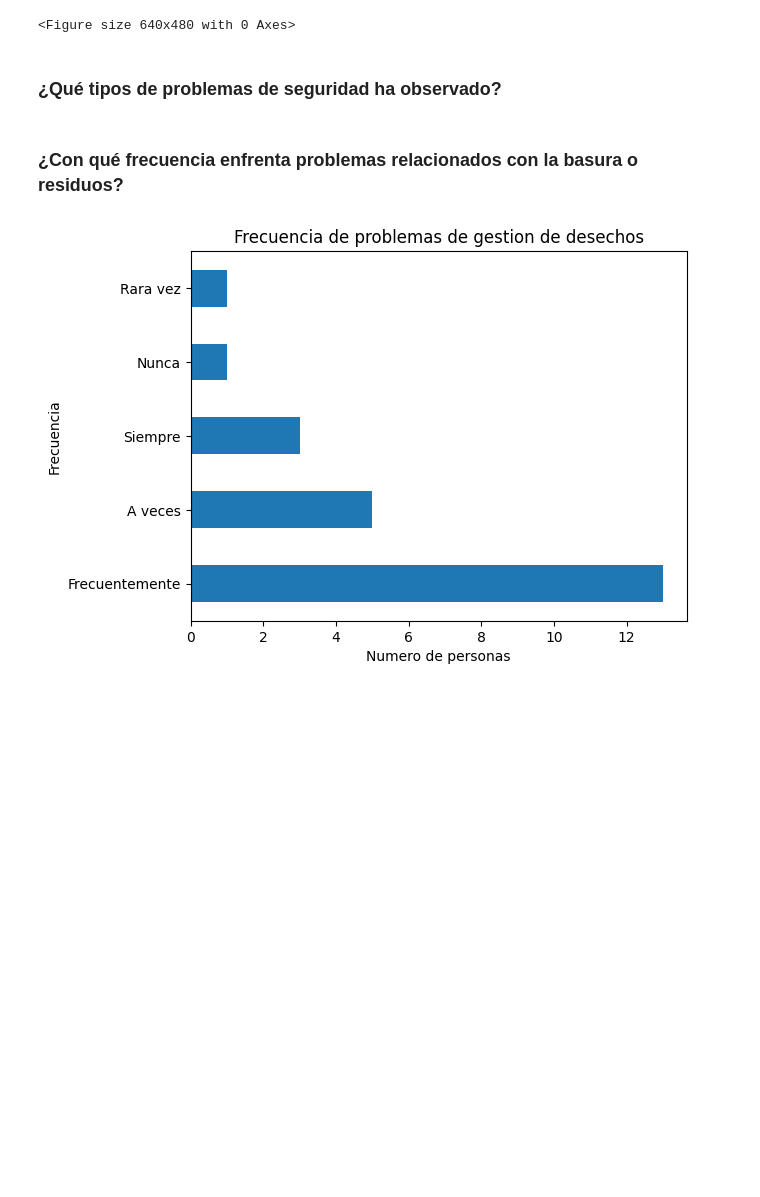
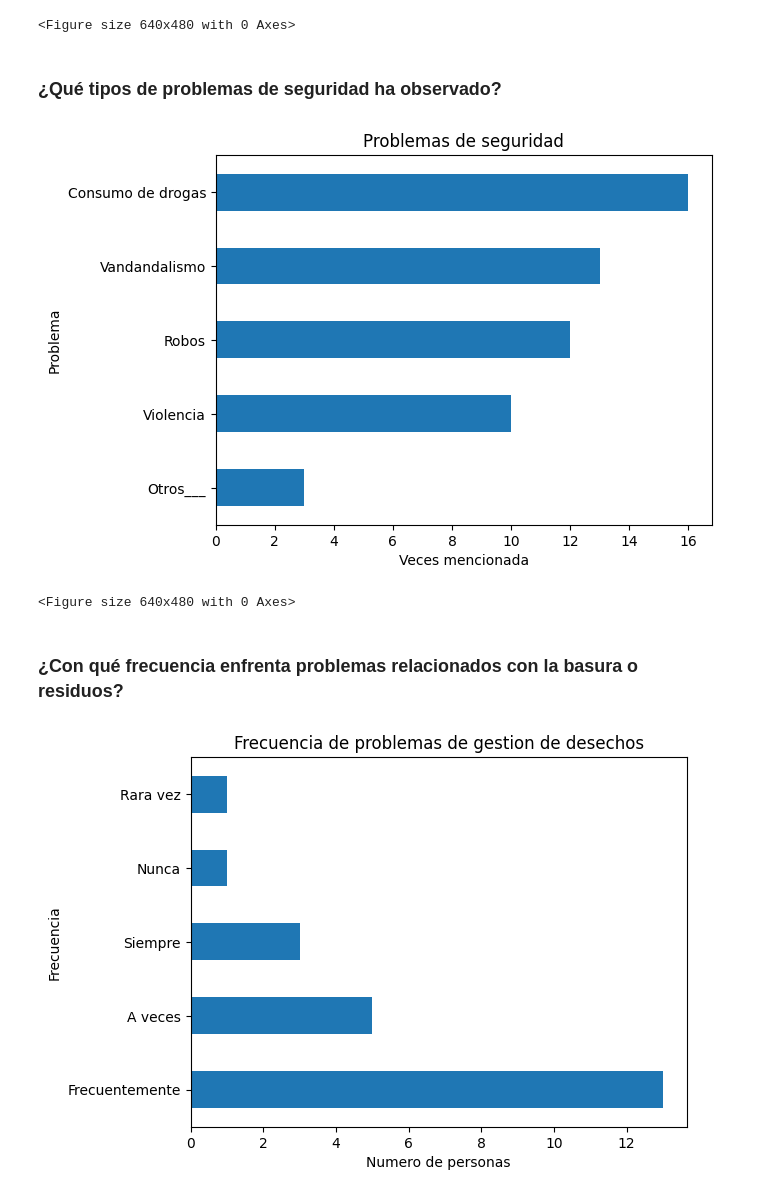
Before and after one commit to Mortadelo24/survey-integrador-one, a Jupyter notebook: notebook.ipynb, the cells around one changed output. Cells and saved outputs as stored; diff of their text form; code cells hidden in the pictures; blank space fills up the shorter version.

```diff
--- a/notebook.ipynb
+++ b/notebook.ipynb
@@ -339,6 +349,16 @@ create_plot("frecuencia_problemas_seguridad")
 <Figure size 640x480 with 0 Axes>
 # %% [markdown]
 ### ¿Qué tipos de problemas de seguridad ha observado?
+# %%
+security_problems_plot = results["security_problems"].explode().value_counts().sort_values().plot(kind="barh")
+security_problems_plot.set_title("Problemas de seguridad")
+security_problems_plot.set_yticklabels(labels=[security_problems_labels[int(i.get_text())] for i in security_problems_plot.get_yticklabels()])
+security_problems_plot.set_xlabel("Veces mencionada")
+security_problems_plot.set_ylabel("Problema")
+create_plot("problemas_seguridad")
+# %% [output]
+[figure, added]
+<Figure size 640x480 with 0 Axes>
 # %% [markdown]
 ### ¿Con qué frecuencia enfrenta problemas relacionados con la basura o residuos?
 # %%
```
Also changed, not shown: parts of 13 cells of this notebook, 8 other files.
